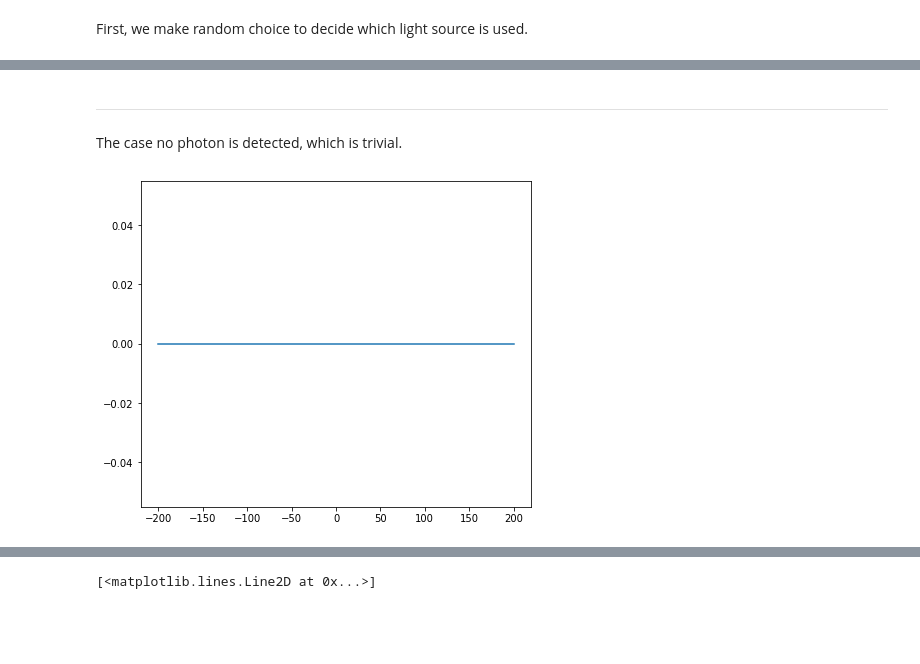
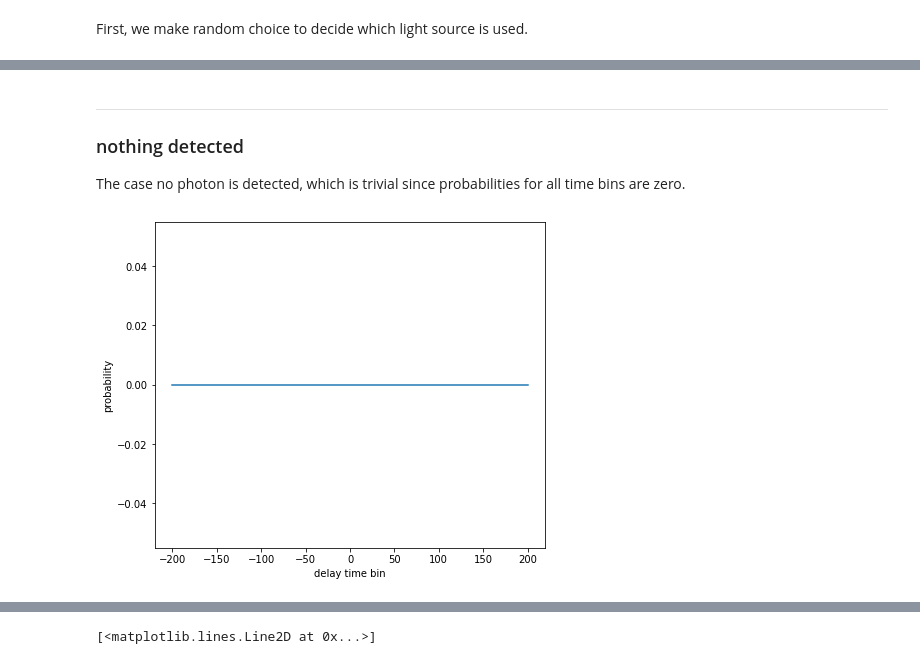
Before and after one commit to ubsuny/g2-coral, a Jupyter notebook: mc_simulation/simu_tfd.ipynb, the cells around one changed output, grey strips where cells are left out. Drawn from its saved outputs; the diff is of its cells as text; code cells hidden in the pictures; blank space fills up the shorter version.

```diff
--- a/mc_simulation/simu_tfd.ipynb
+++ b/mc_simulation/simu_tfd.ipynb
@@ -79,13 +107,16 @@ plt.plot(histoinfo[1][1:],histoinfo[0][0:])
 # %% [markdown]
 ---
-The case no photon is detected, which is trivial.
+### nothing detected
+The case no photon is detected, which is trivial since probabilities for all time bins are zero.
 # %%
 # no photons detected
 
 non_dist = tfd.Uniform(low=10000.,high=10000.)
 non_prob = non_dist.prob(bin_array)
-#non_prob = tf.concat([non_prob[0],non_prob[1]],0)
-plt.plot(bin_array,non_prob)
-plt.show()
+fig, ax = plt.subplots(1,1)
+ax.plot(bin_array,non_prob)
+ax.set_xlabel('delay time bin')
+ax.set_ylabel('probability')
+fig.show()
 # %% [output]
-[figure, old version]
+[figure, new version]
```
Also changed, not shown: parts of 22 cells of this notebook.
